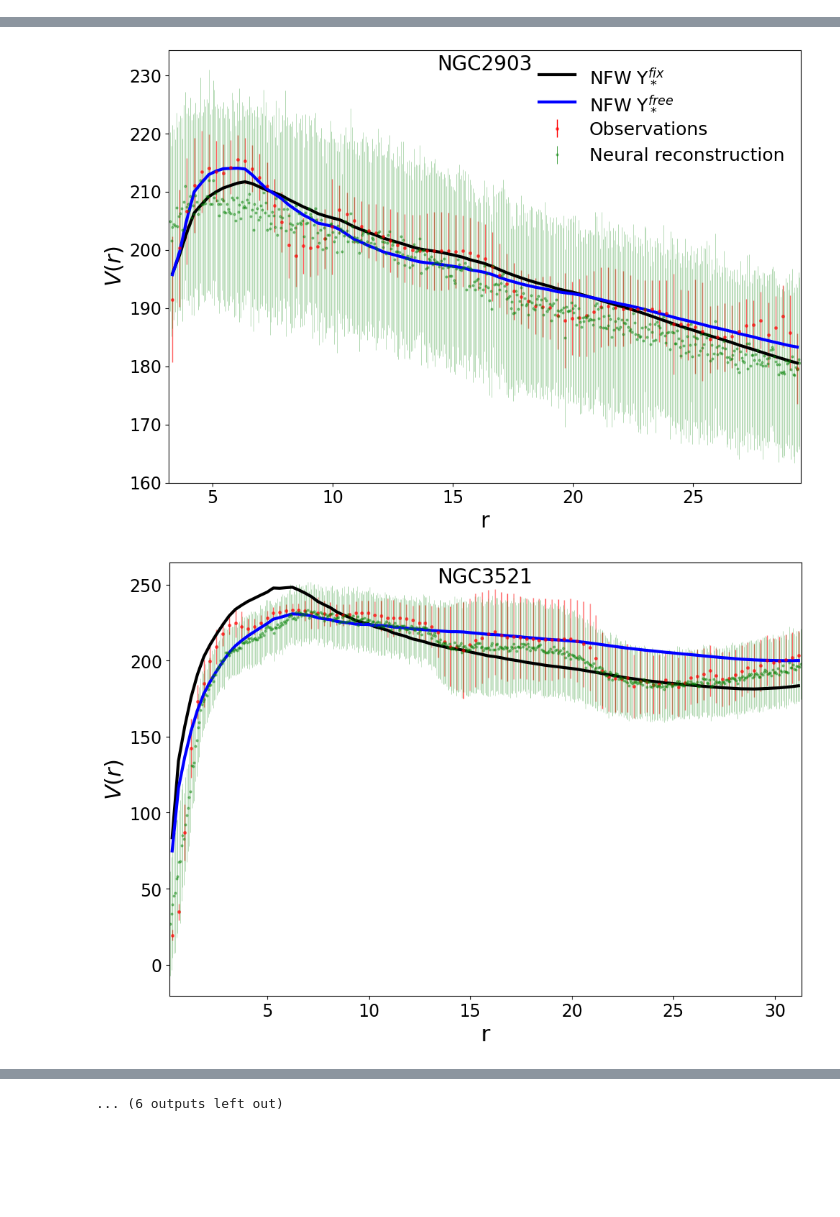
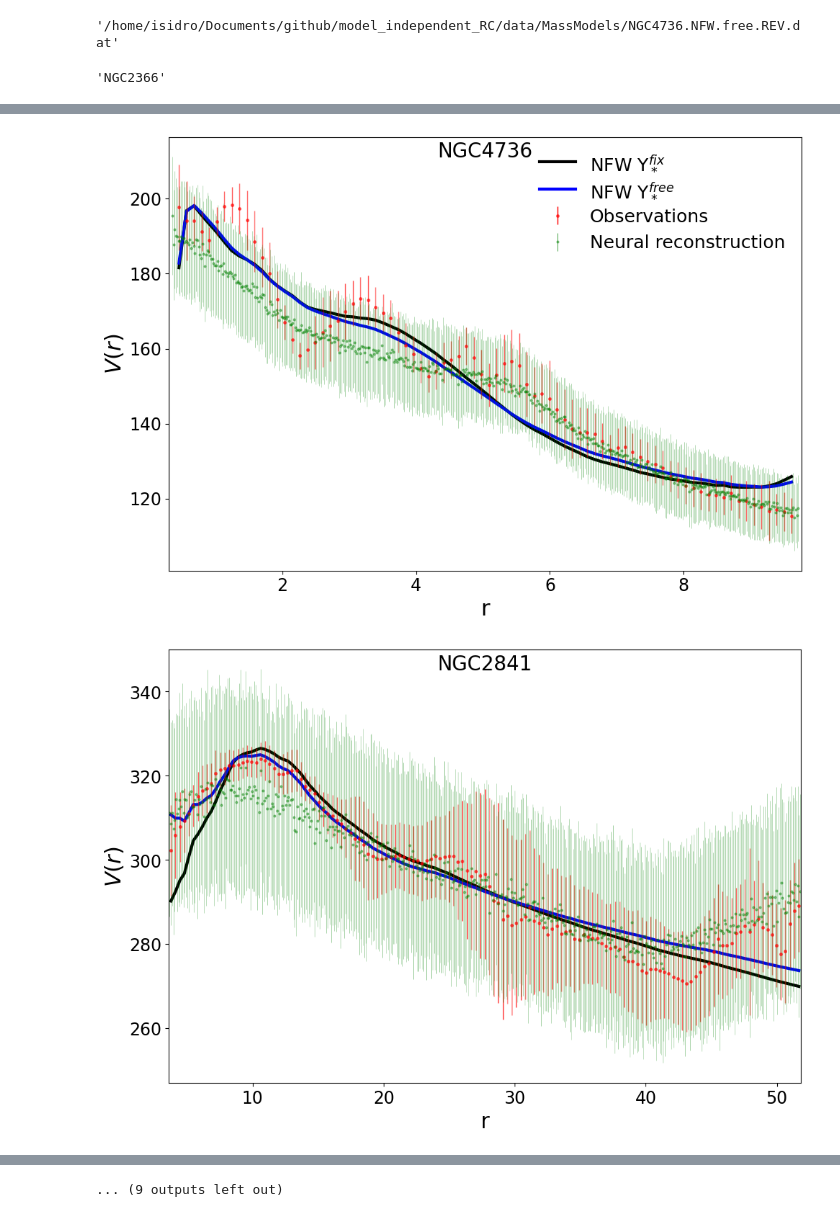
Before and after one commit to igomezv/Reconstructing-RC-with-ANN, a Jupyter notebook: load_all_models.ipynb, the cells around one changed output, grey strips where cells are left out. Saved outputs shown, nothing was run; the diff lists cells and outputs as text; code cells hidden in the pictures; blank space fills up the shorter version.

Commit message:
playing with notebook to load models

```diff
--- a/load_all_models.ipynb
+++ b/load_all_models.ipynb
@@ -70,0 +67,4 @@ root DDO154
+# %%
+roots = []
+for name in files:
+    roots.append(root_name(name))
@@ -71,16 +115,29 @@ root DDO154
+# %%
+dir_name+roots[0]+".NFW.free.REV.dat"
+# %% [output]
+'/home/isidro/Documents/github/model_independent_RC/data/MassModels/NGC4736.NFW.free.REV.dat'
+# %%
+roots[13]
+# %% [output]
+'NGC2366'
 # %%
 history_all = []
-for idx, file in enumerate(files):
-    print("Model {}/{}".format(idx+1, len(files)))
+
+# for idx, file in enumerate(files[:1]):
+for idx, root in enumerate(roots):
+    print("Model {}/{}".format(idx+1, len(roots)))
     print("-"*10)
+    print(root)
 
     history_ind = {}
 
-    data = np.loadtxt(files[idx], skiprows=12)
+    data = np.loadtxt(dir_name+root+".NFW.fix.REV.dat", skiprows=12)
+
     df = pd.DataFrame(data, columns=['Radius', 'vgas', 'vdisk', 'vbulge',
                                      'vobs', 'err_vobs', 'Vu', 'Vt','Rxv', 'Vxy'])
 
-    data_free = np.loadtxt(dir_name+root_name(files[idx])+".NFW.free.REV.dat", skiprows=12)
+#     data_free = np.loadtxt(dir_name+root_name(files[idx])+".NFW.free.REV.dat", skiprows=12)
+    data_free = np.loadtxt(dir_name+root+".NFW.free.REV.dat", skiprows=12)
     df_free = pd.DataFrame(data_free, columns=['Radius', 'vgas', 'vdisk', 'vbulge',
                                      'vobs', 'err_vobs', 'Vu', 'Vt','Rxv', 'Vxy'])
     N = len(df.values)
@@ -110,7 +167,7 @@ for idx, file in enumerate(files):
                                                                                              np.shape(y_test)))
 
 
-    model = tf.keras.models.load_model('models/RC_model_{}.h5'.format(idx+1), custom_objects={'MCDropout': MCDropout})
+    model = tf.keras.models.load_model('models/{}.h5'.format(root), custom_objects={'MCDropout': MCDropout})
 
 
     # Generate test data
@@ -186,2 +274,2 @@ root NGC7793
-[figure, old version]
+[figure, new version]
-[figure, old version]
+[figure, new version]
@@ -197 +282 @@ root NGC7793
-... (6 outputs left out)
+... (9 outputs left out)
```
Also changed, not shown: parts of 11 cells of this notebook.
